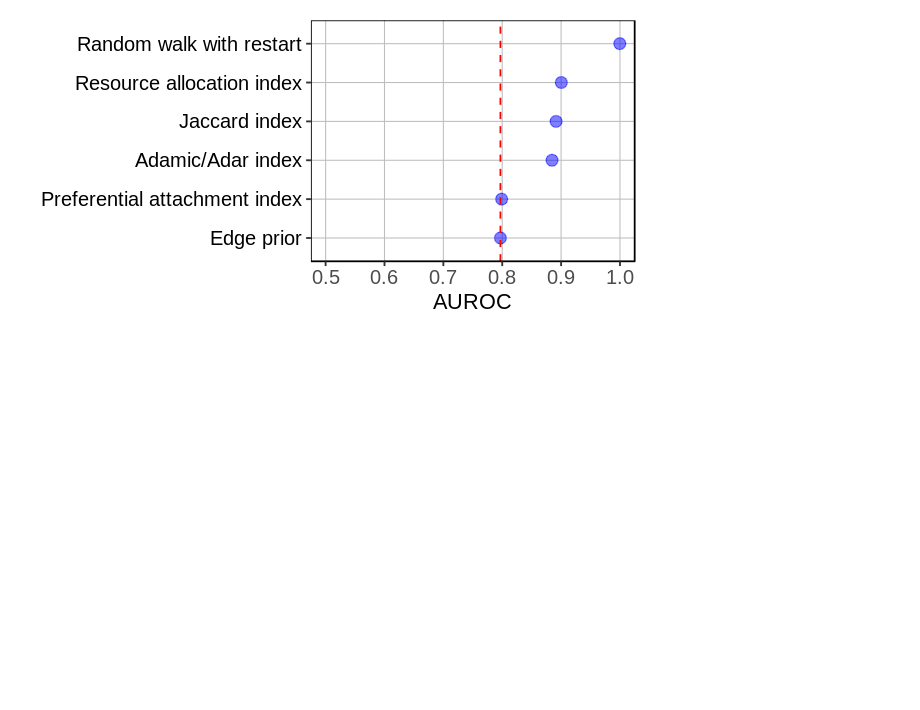
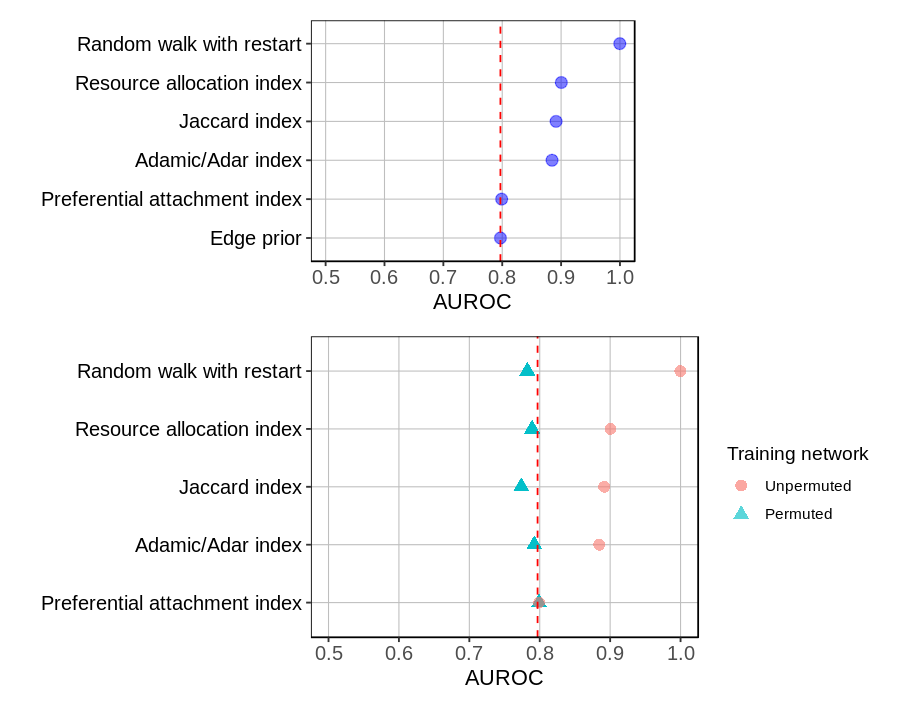
Before and after one commit to greenelab/xswap-analysis, a Jupyter notebook: nb/feature-degree/2.plot_combined.ipynb, the cells around one changed output. Cells and saved outputs as stored; diff of their text form; code cells hidden in the pictures; blank space fills up the shorter version.

Commit message:
Add permtued values to auroc

```diff
--- a/nb/feature-degree/2.plot_combined.ipynb
+++ b/nb/feature-degree/2.plot_combined.ipynb
@@ -219,3 +219,45 @@ ggsave(filename = '../../img/feature-auroc.png', auroc_dotplot, width = 5, heigh
 auroc_dotplot
 # %% [output]
 [figure]
+# %%
+dotplot_data <- bind_rows(
+    unperm_auroc_df %>% mutate(permuted = F),
+    permuted_auroc_df %>%
+        gather('feature', 'value') %>%
+        mutate(permuted = T)
+) %>%
+mutate(prior = first(prior)) %>%
+mutate(
+    feature = feature %>% recode_factor(
+        edge_prior = 'Edge prior',
+        preferential_attachment = 'Preferential attachment index',
+        adamic = 'Adamic/Adar index',
+        jaccard = 'Jaccard index',
+        resource_allocation = 'Resource allocation index',
+        rwr = 'Random walk with restart'),
+    permuted = factor(permuted, levels = c(T, F))
+) %>%
+filter(feature != 'Edge prior')
+# %%
+options(repr.plot.width=7, repr.plot.height=3)
+
+auroc_dotplot <- dotplot_data %>%
+ggplot(aes(y = feature, x = value, color = permuted, shape = permuted)) +
+# geom_col(fill = 'grey80') +
+# geom_point(size = 3, alpha = 0.5) +
+geom_point(data = dotplot_data %>% filter(permuted == T), size = 3, alpha = 0.1) +
+geom_point(data = dotplot_data %>% filter(permuted == F), size = 3, alpha = 0.6) +
+geom_vline(aes(xintercept = prior), color = 'red', linetype = 'dashed') +
+coord_cartesian(xlim = c(0.5, 1)) +
+xlab('AUROC') +
+theme_zietzm() +
+theme(axis.title.y = element_blank(), axis.text.y = element_text(size = 12, color = 'black'),
+      axis.title.x = element_text(size = 13, color = 'black'),
+      panel.grid.major = element_line(size = 0.3, color = 'grey',),
+      axis.text.x = element_text(size = 12)) +
+scale_color_discrete(name = 'Training network', labels = c("Unpermuted", "Permuted")) +
+scale_shape(name = 'Training network', labels = c("Unpermuted", "Permuted"))
+
+auroc_dotplot
+# %% [output]
+[figure, added]
```
Also changed, not shown: parts of 1 cell of this notebook, 1 other file.
